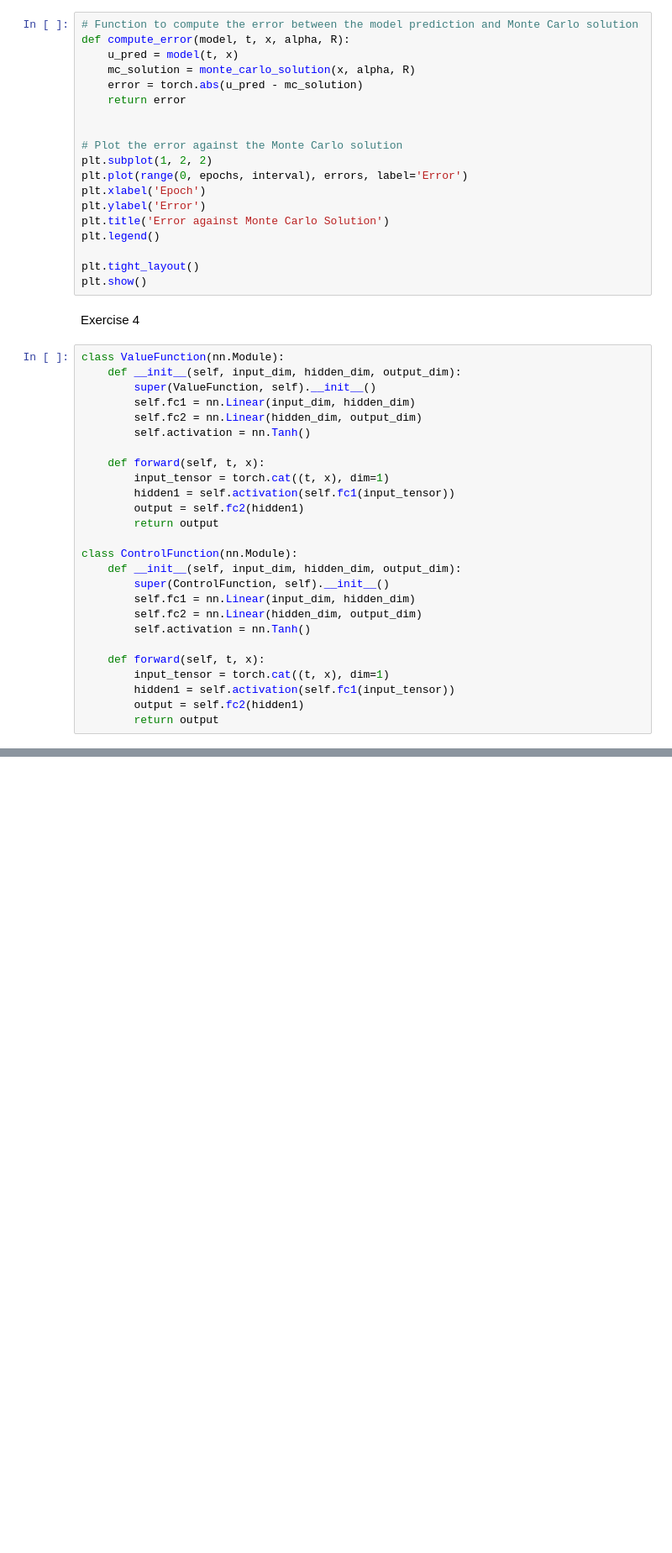
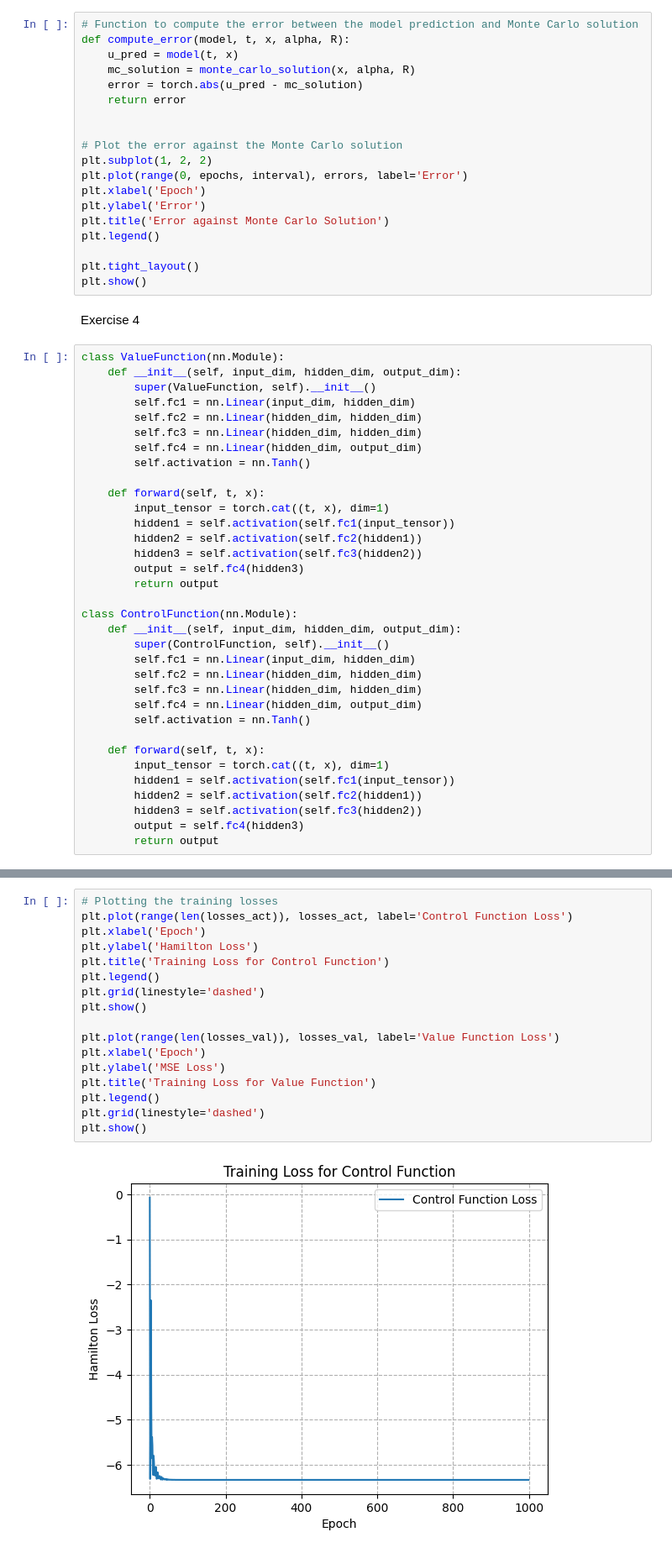
Before and after one commit to fmcknight/SCDAA, a Jupyter notebook: report.ipynb, the cells around one changed output, grey strips where cells are left out. Shown at 84% size. Saved outputs shown, nothing was run; the diff lists cells and outputs as text; blank space fills up the shorter version.

```diff
--- a/report.ipynb
+++ b/report.ipynb
@@ -685,25 +686,33 @@ class ValueFunction(nn.Module):
     def __init__(self, input_dim, hidden_dim, output_dim):
         super(ValueFunction, self).__init__()
         self.fc1 = nn.Linear(input_dim, hidden_dim)
-        self.fc2 = nn.Linear(hidden_dim, output_dim)
+        self.fc2 = nn.Linear(hidden_dim, hidden_dim)
+        self.fc3 = nn.Linear(hidden_dim, hidden_dim)
+        self.fc4 = nn.Linear(hidden_dim, output_dim)
         self.activation = nn.Tanh()
 
     def forward(self, t, x):
         input_tensor = torch.cat((t, x), dim=1)
         hidden1 = self.activation(self.fc1(input_tensor))
-        output = self.fc2(hidden1)
+        hidden2 = self.activation(self.fc2(hidden1))
+        hidden3 = self.activation(self.fc3(hidden2))
+        output = self.fc4(hidden3)
         return output
 
 class ControlFunction(nn.Module):
     def __init__(self, input_dim, hidden_dim, output_dim):
         super(ControlFunction, self).__init__()
         self.fc1 = nn.Linear(input_dim, hidden_dim)
-        self.fc2 = nn.Linear(hidden_dim, output_dim)
+        self.fc2 = nn.Linear(hidden_dim, hidden_dim)
+        self.fc3 = nn.Linear(hidden_dim, hidden_dim)
+        self.fc4 = nn.Linear(hidden_dim, output_dim)
         self.activation = nn.Tanh()
 
     def forward(self, t, x):
         input_tensor = torch.cat((t, x), dim=1)
         hidden1 = self.activation(self.fc1(input_tensor))
-        output = self.fc2(hidden1)
+        hidden2 = self.activation(self.fc2(hidden1))
+        hidden3 = self.activation(self.fc3(hidden2))
+        output = self.fc4(hidden3)
         return output
 # %%
@@ -849,0 +889,19 @@ Epoch 900, Value Function Update: Loss = 0.003693575505167246, Learning Rate = [
+# %%
+# Plotting the training losses
+plt.plot(range(len(losses_act)), losses_act, label='Control Function Loss')
+plt.xlabel('Epoch')
+plt.ylabel('Hamilton Loss')
+plt.title('Training Loss for Control Function')
+plt.legend()
+plt.grid(linestyle='dashed')
+plt.show()
+
+plt.plot(range(len(losses_val)), losses_val, label='Value Function Loss')
+plt.xlabel('Epoch')
+plt.ylabel('MSE Loss')
+plt.title('Training Loss for Value Function')
+plt.legend()
+plt.grid(linestyle='dashed')
+plt.show()
+# %% [output]
+[figure, added]
```
Also changed, not shown: parts of 6 cells of this notebook, 1 other file.
